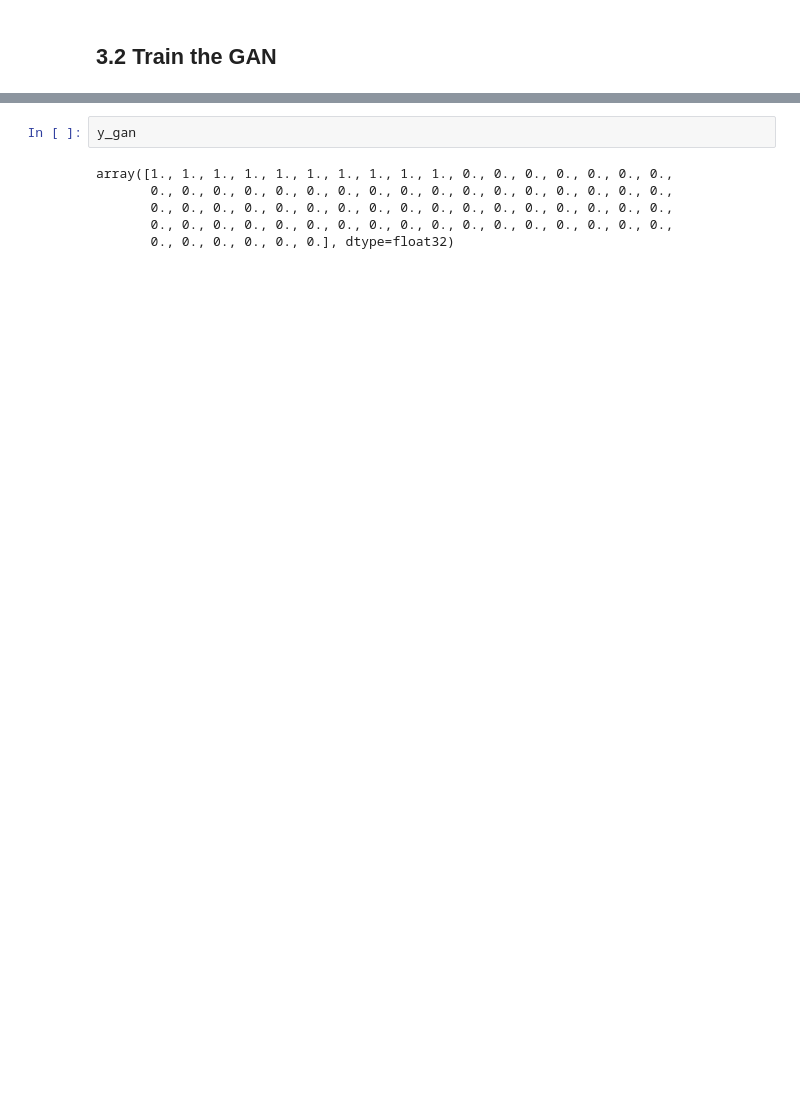
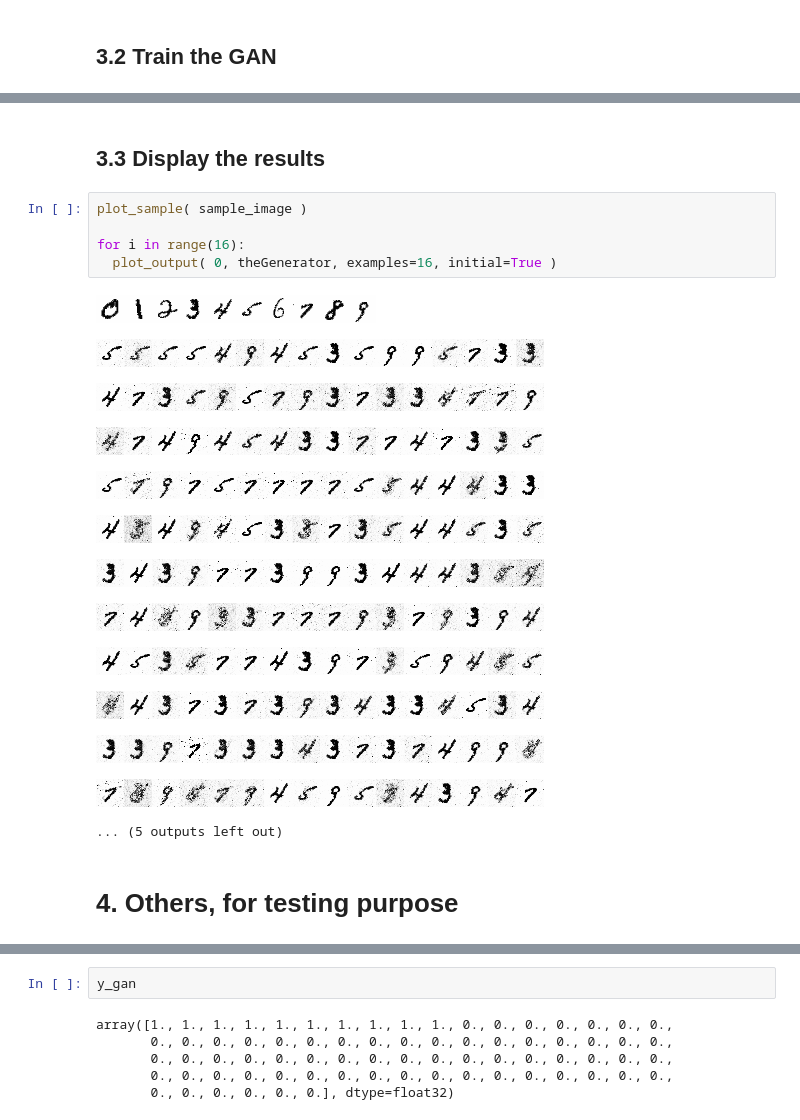
Before and after one commit to jchen8000/MachineLearning, a Jupyter notebook: Generative Adversarial Network/generative_adversarial_network.ipynb, the cells around one changed output, grey strips where cells are left out. Cells and saved outputs as stored; diff of their text form; blank space fills up the shorter version.

```diff
--- a/Generative Adversarial Network/generative_adversarial_network.ipynb
+++ b/Generative Adversarial Network/generative_adversarial_network.ipynb
@@ -317,3 +312,26 @@ Epoch 10
+# %% [markdown]
+## 3.3 Display the results
+# %%
+plot_sample( sample_image )
+
+for i in range(16):
+  plot_output( 0, theGenerator, examples=16, initial=True )
+# %% [output]
+[figure, added]
+[figure, added]
+[figure, added]
+[figure, added]
+[figure, added]
+[figure, added]
+[figure, added]
+[figure, added]
+[figure, added]
+[figure, added]
+[figure, added]
+[figure, added]
+... (5 outputs left out)
+# %% [markdown]
+# 4. Others, for testing purpose
 # %%
 #Pick the sample images
 sample = np.empty(shape=10).astype('uint8')
```
Also changed, not shown: parts of 10 cells of this notebook.
